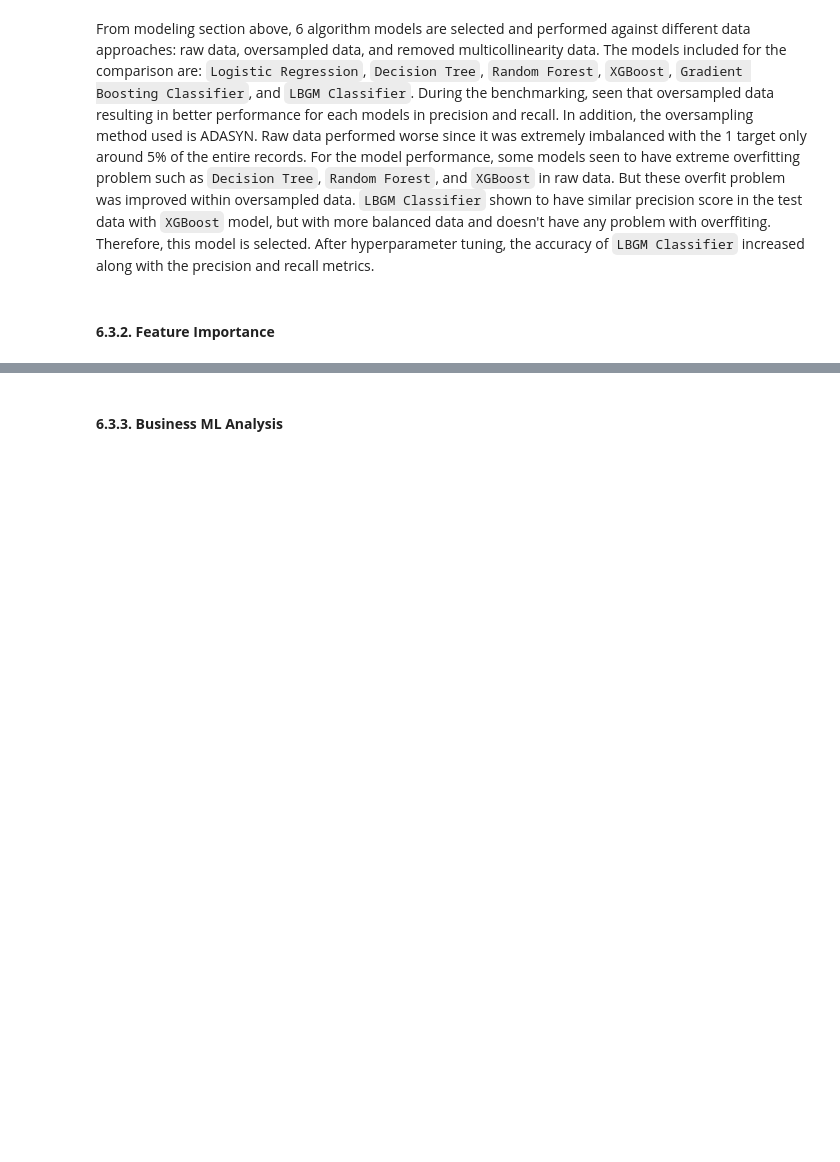
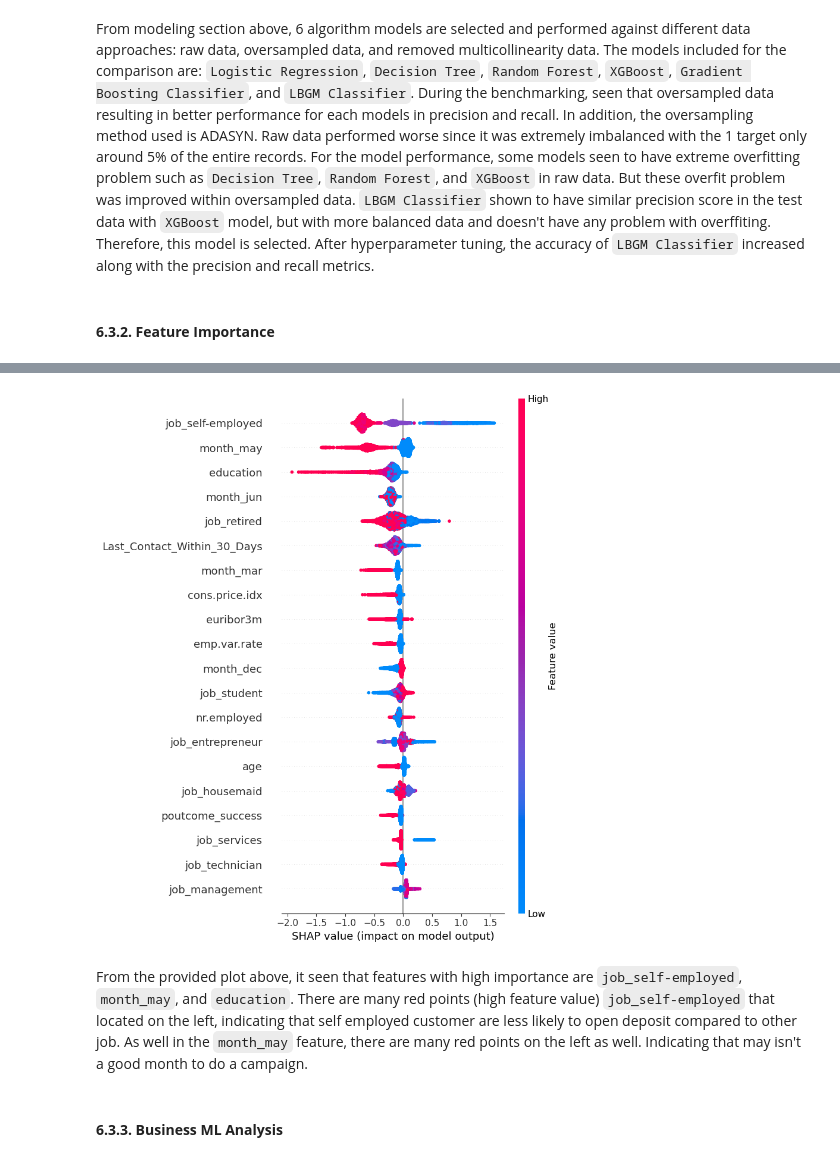
Before and after one commit to seanka/Python-BankTelemarketing-MachineLearning, a Jupyter notebook: Notebook/Notebook.ipynb, the cells around one changed output, grey strips where cells are left out. Saved outputs shown, nothing was run; the diff lists cells and outputs as text; code cells hidden in the pictures; blank space fills up the shorter version.

Commit message:
Fix Data Split, Add SHAP feature importance

```diff
--- a/Notebook/Notebook.ipynb
+++ b/Notebook/Notebook.ipynb
@@ -1471,0 +1481,24 @@ And if memory is not enough, you can set `force_col_wise=true`.
+# %%
+features_name = []
+
+for i in range(3):
+    if i == 0:
+        features_name += ["Last_Contact_Within_30_Days"]
+        continue
+
+    features_name += list(encoding_transformer.transformers_[i][1].get_feature_names_out())
+
+
+for i in range(2):
+    features_name += list(scaling_transformer.transformers_[i][1].get_feature_names_out())
+# %%
+final_pipeline.fit(X_train, y_train)
+
+pipeline_preparation = final_pipeline.named_steps['Preparation']
+pipeline_model = final_pipeline.named_steps['Modeling']
+
+X_test_shap = pipeline_preparation.transform(X_test)
+X_test_shap.columns = features_name
+
+explainer = shap.TreeExplainer(pipeline_model)
+shap_values = explainer.shap_values(X_test_shap)
@@ -1472,3 +1514,9 @@ And if memory is not enough, you can set `force_col_wise=true`.
+# %%
+shap.summary_plot(shap_values, X_test_shap)
+# %% [output]
+[figure, added]
+# %% [markdown]
+From the provided plot above, it seen that features with high importance are `job_self-employed`, `month_may`, and `education`. There are many red points (high feature value) `job_self-employed` that located on the left, indicating that self employed customer are less likely to open deposit compared to other job. As well in the `month_may` feature, there are many red points on the left as well. Indicating that may isn't a good month to do a campaign.
 # %% [markdown]
 #### **6.3.3. Business ML Analysis**
 # %%
```
Also changed, not shown: parts of 22 cells of this notebook.
